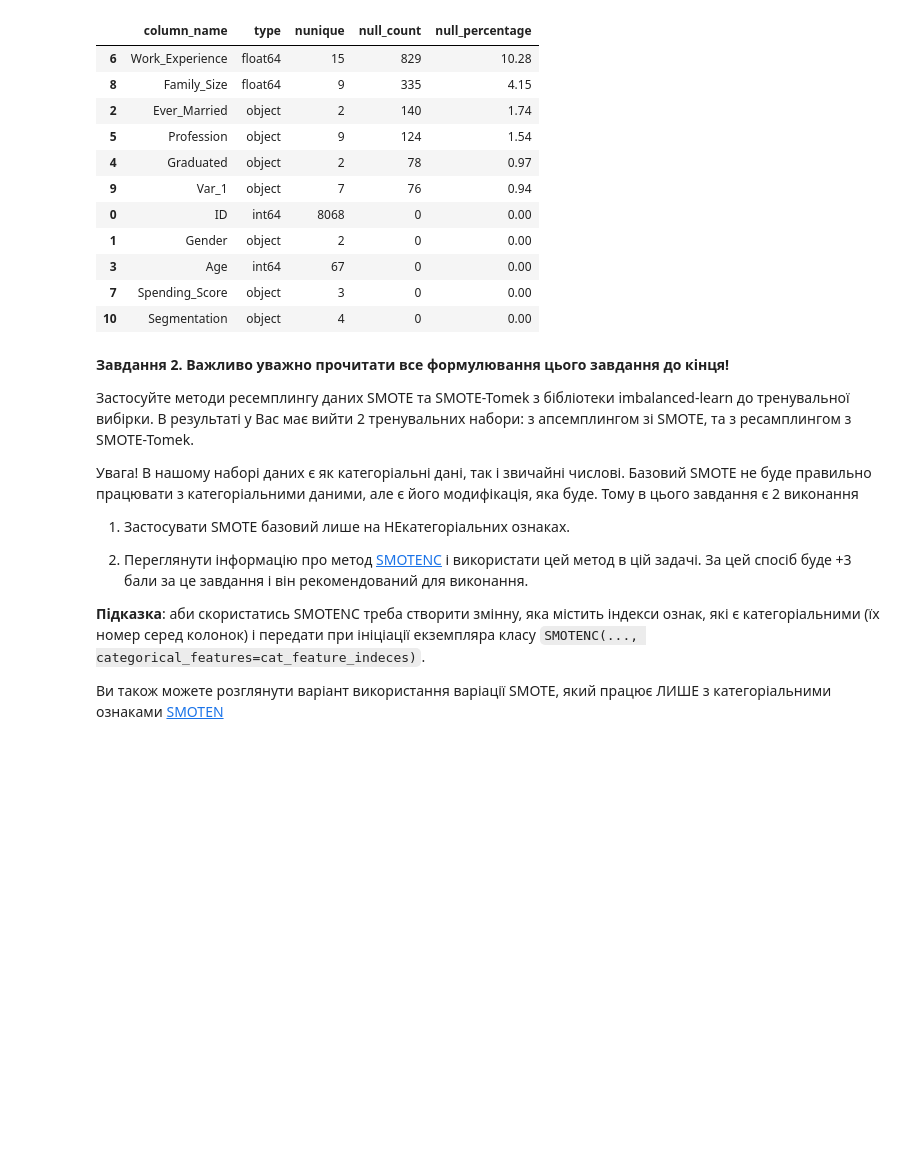
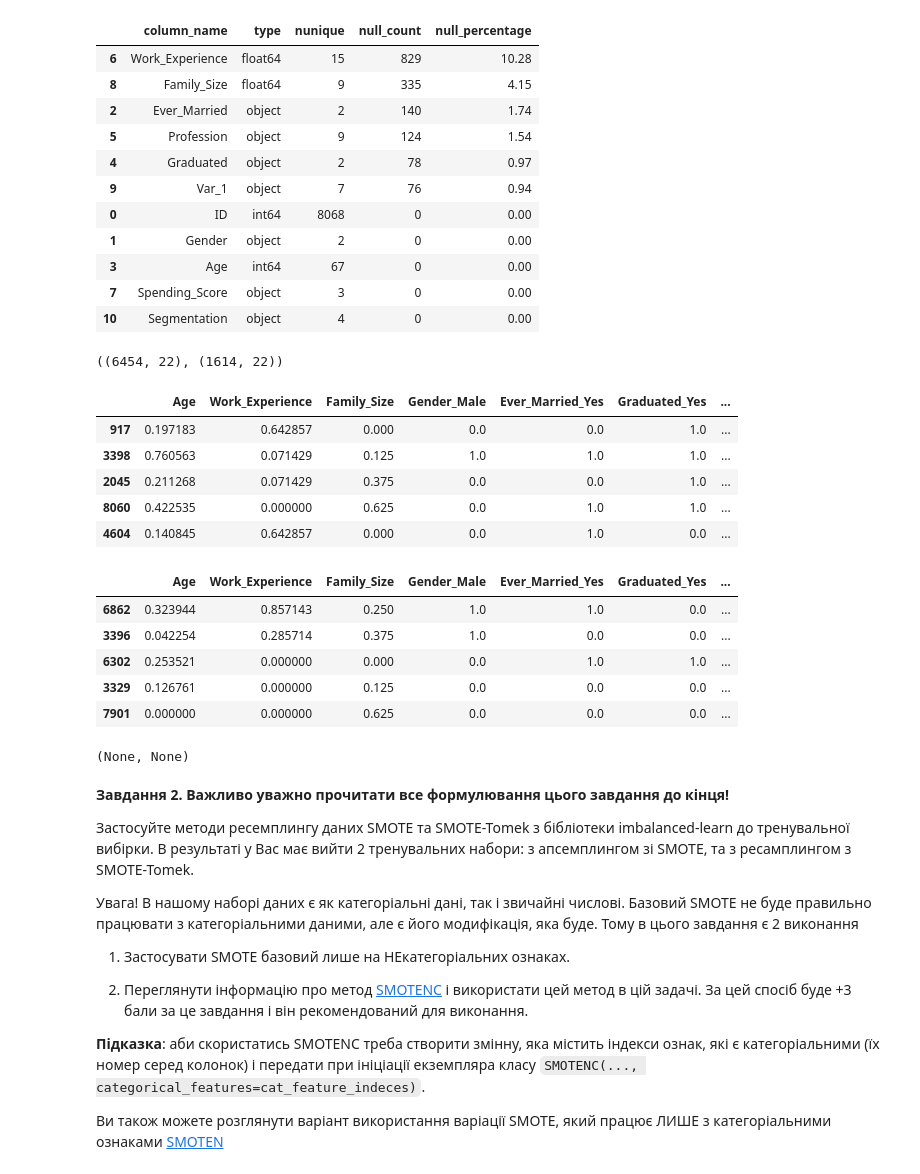
Before and after one commit to Alenushka2013/ML_for_people_tasks, a Jupyter notebook: HW_2_2_4_Unbalanced_multiclass_classification.ipynb, the cells around one changed output. Saved outputs shown, nothing was run; the diff lists cells and outputs as text; code cells hidden in the pictures; blank space fills up the shorter version.

```diff
--- a/HW_2_2_4_Unbalanced_multiclass_classification.ipynb
+++ b/HW_2_2_4_Unbalanced_multiclass_classification.ipynb
@@ -34,7 +34,7 @@ import warnings
 
 pd.set_option('display.max.rows',130)
 pd.set_option('display.max.columns',130)
-pd.set_option('float_format', '{:.3f}'.format)
+#pd.set_option('float_format', '{:.3f}'.format)
 # %%
 import pandas as pd
 df = pd.read_csv('https://raw.githubusercontent.com/Alenushka2013/Coursera/refs/heads/master/Datasets/customer_segmentation_train.csv')
@@ -104,37 +104,58 @@ from sklearn.impute import SimpleImputer
 from sklearn.model_selection import train_test_split
 from sklearn.preprocessing import MinMaxScaler, OneHotEncoder
 
-train_df, test_df = train_test_split(df.copy(), test_size=0.2, random_state=42, stratify=df['Segmentation'])
+train_df, test_df = train_test_split(df, test_size=0.2, random_state=42, stratify=df['Segmentation'])
 
 # Створюємо трен. і вал. набори
 input_cols = list(train_df.columns)[1:-1]
 target_col = 'Segmentation'
-X_train, y_train = train_df[input_cols], train_df[target_col]
-X_test, y_test = test_df[input_cols], test_df[target_col]
+X_train, y_train = train_df[input_cols].copy(), train_df[target_col].copy()
+X_test, y_test = test_df[input_cols].copy(), test_df[target_col].copy()
 
 # Identify numeric and categorical columns
 numeric_cols = df.iloc[:, 1:].select_dtypes(include=np.number).columns.tolist()
 categorical_cols = df.iloc[:, :-1].select_dtypes('object').columns.tolist()
 # %%
 #Impute missing numerical values
-imputer = SimpleImputer(strategy = 'most_frequent').fit(X_train[input_cols])
-X_train[input_cols] = imputer.transform(X_train[input_cols])
-X_test[input_cols] = imputer.transform(X_test[input_cols])
+imputer = SimpleImputer(strategy = 'most_frequent')
+imputer.fit(X_train[input_cols])
+X_train.loc[:, input_cols] = imputer.transform(X_train[input_cols])
+X_test.loc[:, input_cols] = imputer.transform(X_test[input_cols])
 
 # Scale numeric features
 scaler = MinMaxScaler().fit(X_train[numeric_cols])
-X_train[numeric_cols] = scaler.transform(X_train[numeric_cols])
-X_test[numeric_cols] = scaler.transform(X_test[numeric_cols])
+X_train[numeric_cols] = scaler.transform(X_train[numeric_cols]).astype(float)
+X_test[numeric_cols] = scaler.transform(X_test[numeric_cols]).astype(float)
 
 # One-hot encode categorical features
 encoder = OneHotEncoder(sparse_output=False, drop = 'first', handle_unknown='ignore').fit(X_train[categorical_cols])
 encoded_cols = list(encoder.get_feature_names_out(categorical_cols))
-X_train[encoded_cols] = encoder.transform(X_train[categorical_cols])
-X_test[encoded_cols] = encoder.transform(X_test[categorical_cols])
+X_train.loc[:, encoded_cols] = encoder.transform(X_train[categorical_cols])
+X_test.loc[:, encoded_cols] = encoder.transform(X_test[categorical_cols])
 
 # Select the columns to be used for training/prediction
 X_train = X_train[numeric_cols + encoded_cols]
 X_test = X_test[numeric_cols + encoded_cols]
+
+X_train.shape, X_test.shape
+# %% [output]
+((6454, 22), (1614, 22))
+# %%
+display(X_train.head()), display(X_test.head())
+# %% [output]
+|  | Age | Work_Experience | Family_Size | Gender_Male | Ever_Married_Yes | Graduated_Yes | ... |
+| 917 | 0.197183 | 0.642857 | 0.000 | 0.0 | 0.0 | 1.0 | ... |
+| 3398 | 0.760563 | 0.071429 | 0.125 | 1.0 | 1.0 | 1.0 | ... |
+| 2045 | 0.211268 | 0.071429 | 0.375 | 0.0 | 0.0 | 1.0 | ... |
+| 8060 | 0.422535 | 0.000000 | 0.625 | 0.0 | 1.0 | 1.0 | ... |
+| 4604 | 0.140845 | 0.642857 | 0.000 | 0.0 | 1.0 | 0.0 | ... |
+|  | Age | Work_Experience | Family_Size | Gender_Male | Ever_Married_Yes | Graduated_Yes | ... |
+| 6862 | 0.323944 | 0.857143 | 0.250 | 1.0 | 1.0 | 0.0 | ... |
+| 3396 | 0.042254 | 0.285714 | 0.375 | 1.0 | 0.0 | 0.0 | ... |
+| 6302 | 0.253521 | 0.000000 | 0.000 | 0.0 | 1.0 | 1.0 | ... |
+| 3329 | 0.126761 | 0.000000 | 0.125 | 0.0 | 0.0 | 0.0 | ... |
+| 7901 | 0.000000 | 0.000000 | 0.625 | 0.0 | 0.0 | 0.0 | ... |
+(None, None)
 # %% [markdown]
 **Завдання 2. Важливо уважно прочитати все формулювання цього завдання до кінця!**
 
```
Also changed, not shown: parts of 6 cells of this notebook.
